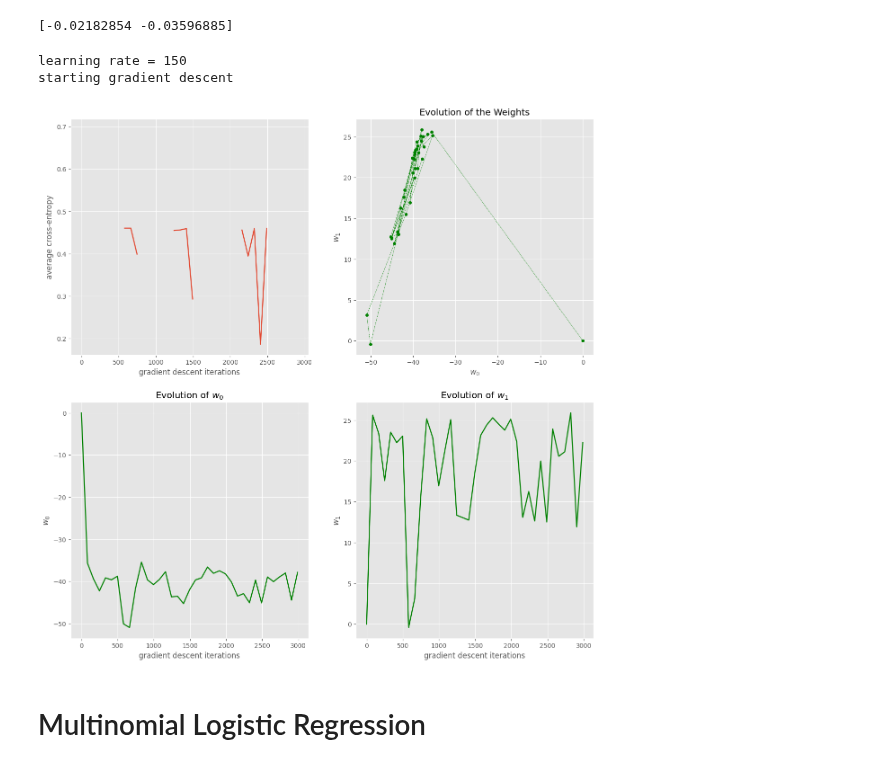
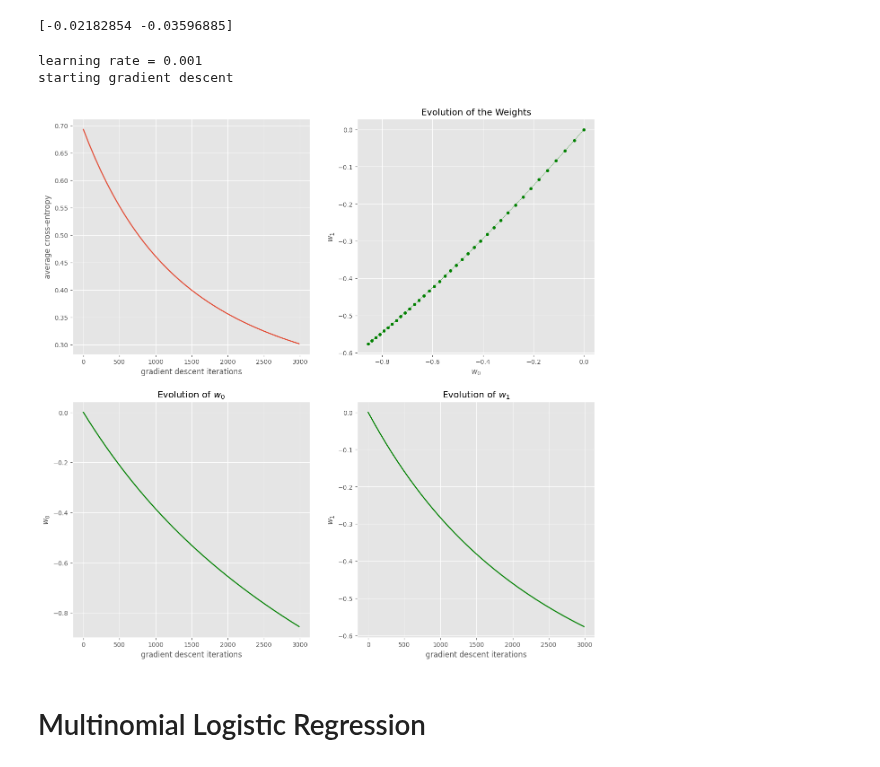
Before and after one commit to dylanneve1/4c16-labs, a Jupyter notebook: lab-02/Lab 2.ipynb, the cells around one changed output. Cells and saved outputs as stored; diff of their text form; code cells hidden in the pictures.

```diff
--- a/lab-02/Lab 2.ipynb
+++ b/lab-02/Lab 2.ipynb
@@ -307,22 +307,22 @@ print(lab_2.gradient(w, X, y))
 # %%
 # Exercise: study the convergence for a few different learning rates,
 # and observe the different behaviours.
 # for instance you can try lr values in {150, 30, 10, 1, 0.001}
 
-lr = 30 # change learning rate here
+lr = 0.001 # change learning rate here
 w0 = np.array([0,0]);
 print(f"learning rate = {lr}")
 w, loss, its, ws = gradient_descent(w0, X, y, learning_rate=lr, maxit=3000);
 plot_loss_graph_and_weight_evolution(loss, ws, its)
 
 # Question 3
 # Find the learning rate that allows us to converge the fastest to the global optimum.
 # eg. lr = 45 (doesn't have to be super precise, push to assessment to check if answer is ok)
 # write answer in question_3 of lab_2.py
 # %% [output]
-learning rate = 150
+learning rate = 0.001
 starting gradient descent
-[figure, old version]
+[figure, new version]
 # %%
 # In logistic Regression, we set a parametric model for the likelihood
 # we denote logit = x'w and parametrise the likelihood as
```
Also changed, not shown: 1 other file.
